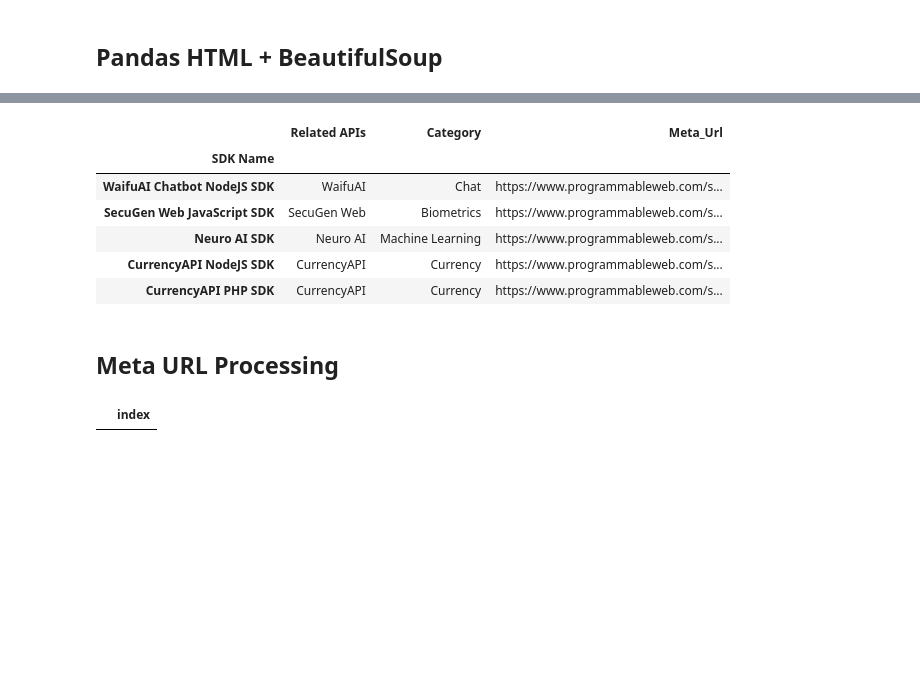
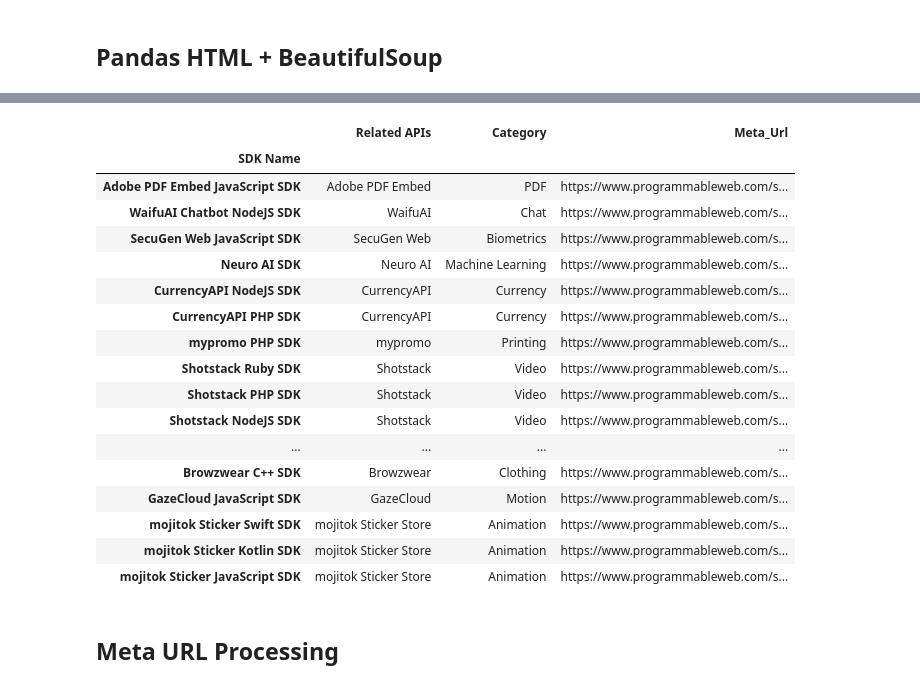
Before and after one commit to eclipse-opensmartclide/smartclide-task-service-discovery, a Jupyter notebook: Web service listings/SDK_pandas_web_scraping.ipynb, the cells around one changed output, grey strips where cells are left out. Saved outputs shown, nothing was run; the diff lists cells and outputs as text; code cells hidden in the pictures; blank space fills up the shorter version.

```diff
--- a/Web service listings/SDK_pandas_web_scraping.ipynb
+++ b/Web service listings/SDK_pandas_web_scraping.ipynb
@@ -80,7 +92,7 @@ def download_SDK(bulk_urls, num_Splits):
   for split in range(len(urls_splited)):
     with concurrent.futures.ThreadPoolExecutor(max_workers = len(urls_splited)) as executor:
       for url in urls_splited[split]:
-        tasks.append(executor.submit(_download_sourceCode, url))
+        tasks.append(executor.submit(_download_SDK, url))
        ## mb call with bulk urls instead of one by one
   # Union
   for result in tasks:
@@ -89,24 +101,34 @@ def download_SDK(bulk_urls, num_Splits):
   return df_temp
 # %%
 SDK_urls=[]
-
-for i in range(10): ## web pages?.. 615+1
+for i in range(776): ## web pages?.. 775+1
     main_url = 'https://www.programmableweb.com/category/all/sdk&page=' + str(i) ## parametrizar + comprobar que hay datos
     SDK_urls.append(main_url)
 # %%
 #SDK_urls
 df_SDK = pd.DataFrame()
-df_SDK = download_SDK(SDK_urls,5) # Num workers
+df_SDK = download_SDK(SDK_urls, 10) # Num workers
 df_SDK.drop('Submitted', inplace=True, axis=1)
 df_SDK
 # %% [output]
 |  | Related APIs | Category | Meta_Url |
 | SDK Name |  |  |  |
+| Adobe PDF Embed JavaScript SDK | Adobe PDF Embed | PDF | https://www.programmableweb.com/s... |
 | WaifuAI Chatbot NodeJS SDK | WaifuAI | Chat | https://www.programmableweb.com/s... |
 | SecuGen Web JavaScript SDK | SecuGen Web | Biometrics | https://www.programmableweb.com/s... |
 | Neuro AI SDK | Neuro AI | Machine Learning | https://www.programmableweb.com/s... |
 | CurrencyAPI NodeJS SDK | CurrencyAPI | Currency | https://www.programmableweb.com/s... |
 | CurrencyAPI PHP SDK | CurrencyAPI | Currency | https://www.programmableweb.com/s... |
+| mypromo PHP SDK | mypromo | Printing | https://www.programmableweb.com/s... |
+| Shotstack Ruby SDK | Shotstack | Video | https://www.programmableweb.com/s... |
+| Shotstack PHP SDK | Shotstack | Video | https://www.programmableweb.com/s... |
+| Shotstack NodeJS SDK | Shotstack | Video | https://www.programmableweb.com/s... |
+| ... | ... | ... | ... |
+| Browzwear C++ SDK | Browzwear | Clothing | https://www.programmableweb.com/s... |
+| GazeCloud JavaScript SDK | GazeCloud | Motion | https://www.programmableweb.com/s... |
+| mojitok Sticker Swift SDK | mojitok Sticker Store | Animation | https://www.programmableweb.com/s... |
+| mojitok Sticker Kotlin SDK | mojitok Sticker Store | Animation | https://www.programmableweb.com/s... |
+| mojitok Sticker JavaScript SDK | mojitok Sticker Store | Animation | https://www.programmableweb.com/s... |
 # %% [markdown]
 ## Meta URL Processing
 # %%
@@ -200,4 +217,0 @@ def download_meta_url(df_sourceCode, num_Splits):
-# %%
-df_SDK_metaData
-# %% [output]
-|  | index |
```
Also changed, not shown: parts of 9 cells of this notebook, 3 other files.
